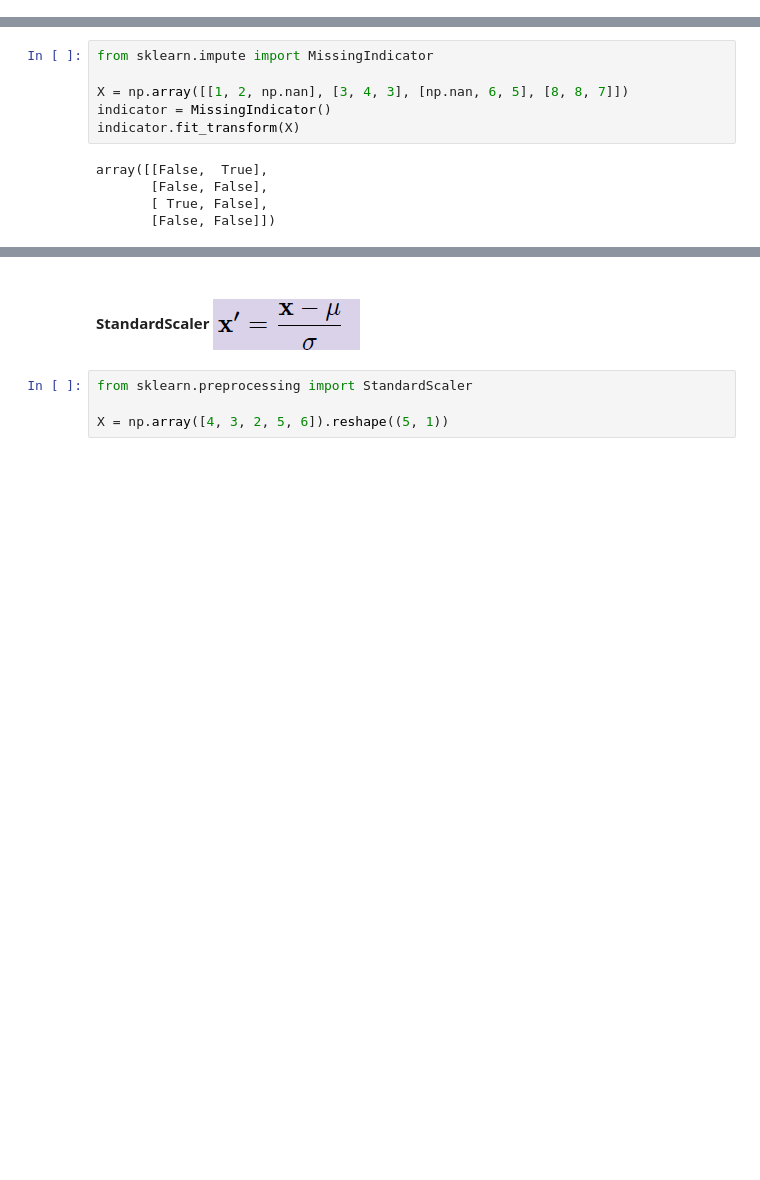
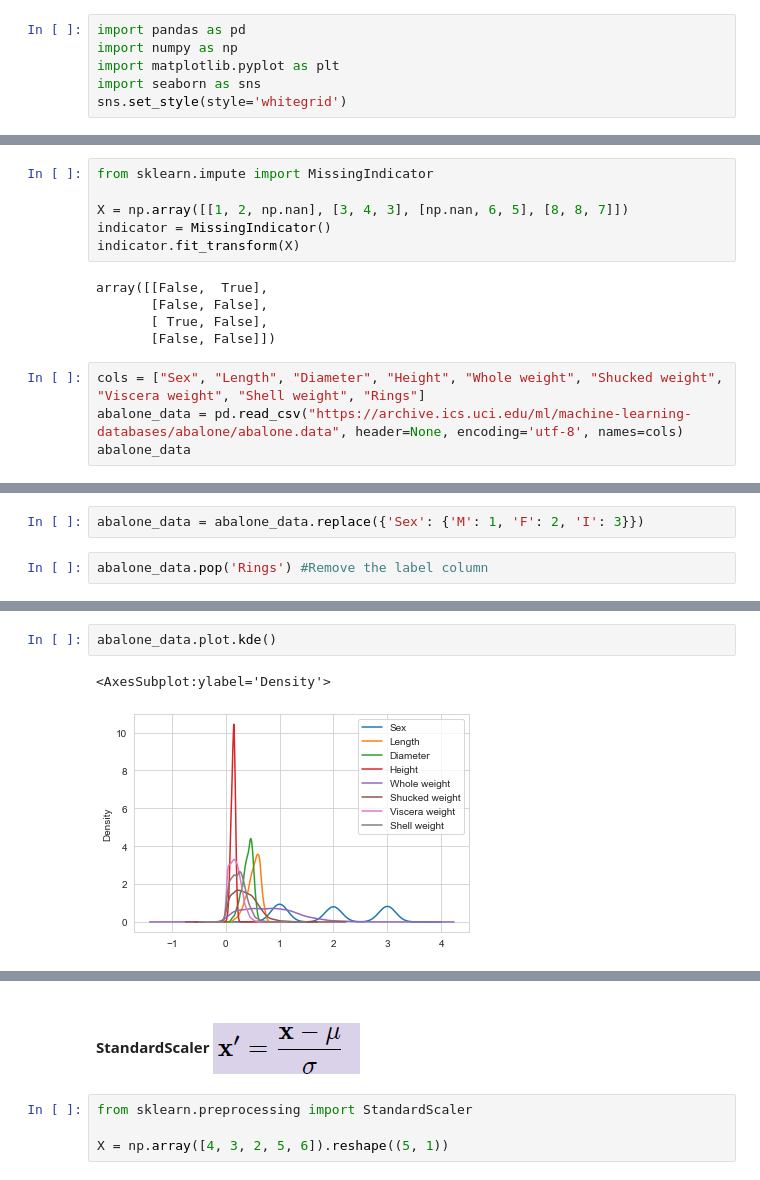
Before and after one commit to ananddotiyer/IIT-M, a Jupyter notebook: My Notes/MLP/Week2.ipynb, the cells around one changed output, grey strips where cells are left out. Cells and saved outputs as stored; diff of their text form; blank space fills up the shorter version.

```diff
--- a/My Notes/MLP/Week2.ipynb
+++ b/My Notes/MLP/Week2.ipynb
@@ -7,0 +1,6 @@ import numpy as np
+# %%
+import pandas as pd
+import numpy as np
+import matplotlib.pyplot as plt
+import seaborn as sns
+sns.set_style(style='whitegrid')
@@ -74,3 +166,7 @@ array([[False,  True],
        [False, False],
        [ True, False],
        [False, False]])
+# %%
+cols = ["Sex", "Length", "Diameter", "Height", "Whole weight", "Shucked weight", "Viscera weight", "Shell weight", "Rings"]
+abalone_data = pd.read_csv("https://archive.ics.uci.edu/ml/machine-learning-databases/abalone/abalone.data", header=None, encoding='utf-8', names=cols)
+abalone_data
@@ -76,0 +210,4 @@ array([[False,  True],
+# %%
+abalone_data = abalone_data.replace({'Sex': {'M': 1, 'F': 2, 'I': 3}})
+# %%
+abalone_data.pop('Rings') #Remove the label column
@@ -76,0 +239,5 @@ array([[False,  True],
+# %%
+abalone_data.plot.kde()
+# %% [output]
+<AxesSubplot:ylabel='Density'>
+[figure, added]
```
Also changed, not shown: parts of 46 cells of this notebook.
